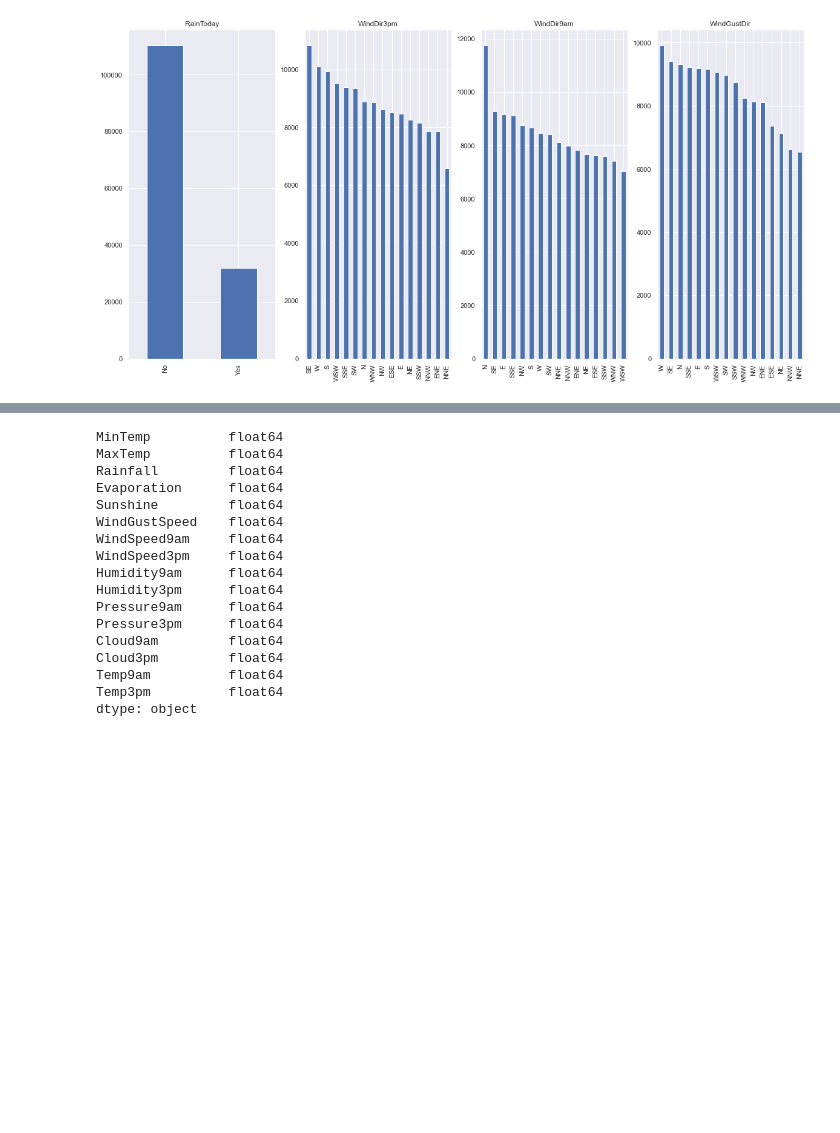
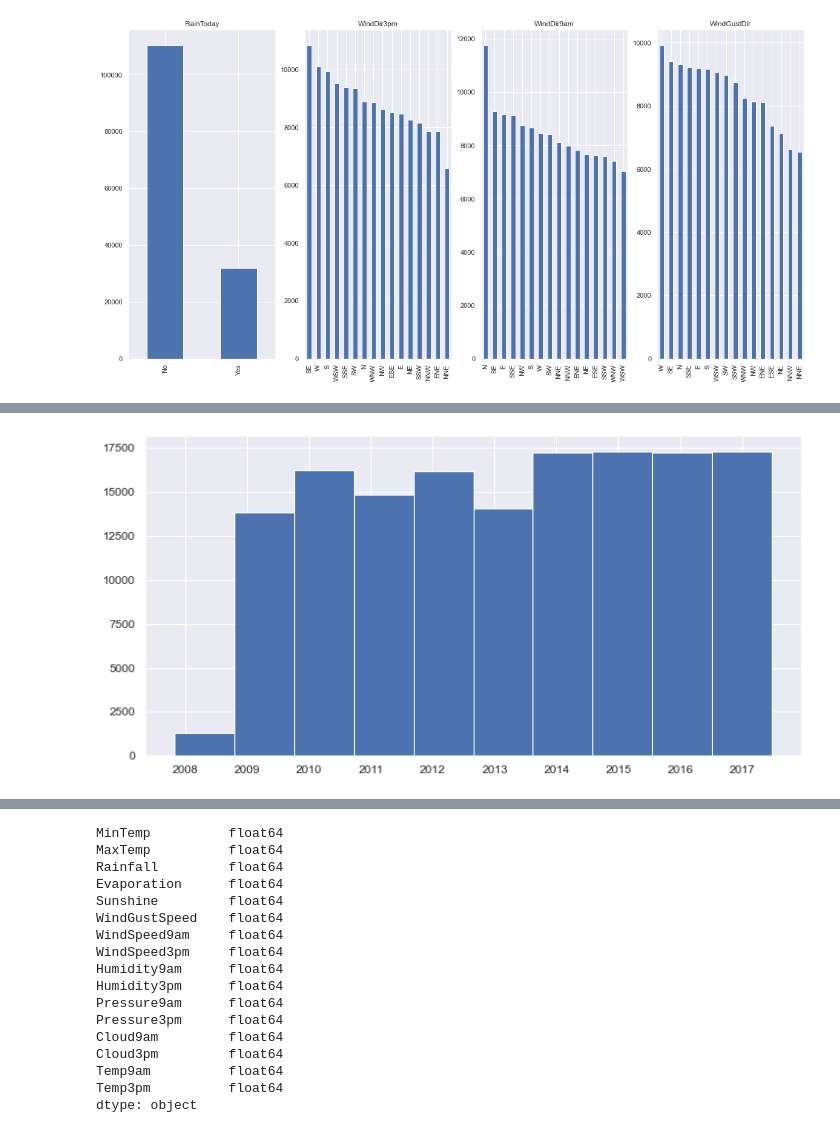
Before and after one commit to GonzaloRomeroR/CEIA, a Jupyter notebook: intro_ia/TP/TP.ipynb, the cells around one changed output, grey strips where cells are left out. Saved outputs shown, nothing was run; the diff lists cells and outputs as text; code cells hidden in the pictures; blank space fills up the shorter version.

```diff
--- a/intro_ia/TP/TP.ipynb
+++ b/intro_ia/TP/TP.ipynb
@@ -196,0 +191,5 @@ X_categorical["Location"].value_counts().plot(kind="bar", figsize=(20,3))
+# %%
+# Se grafica las fechas en función del año
+fig = pd.to_datetime(X_categorical["Date"]).hist(xlabelsize=12, ylabelsize=12, figsize=(12, 6))
+# %% [output]
+[figure, added]
```
Also changed, not shown: parts of 41 cells of this notebook.
